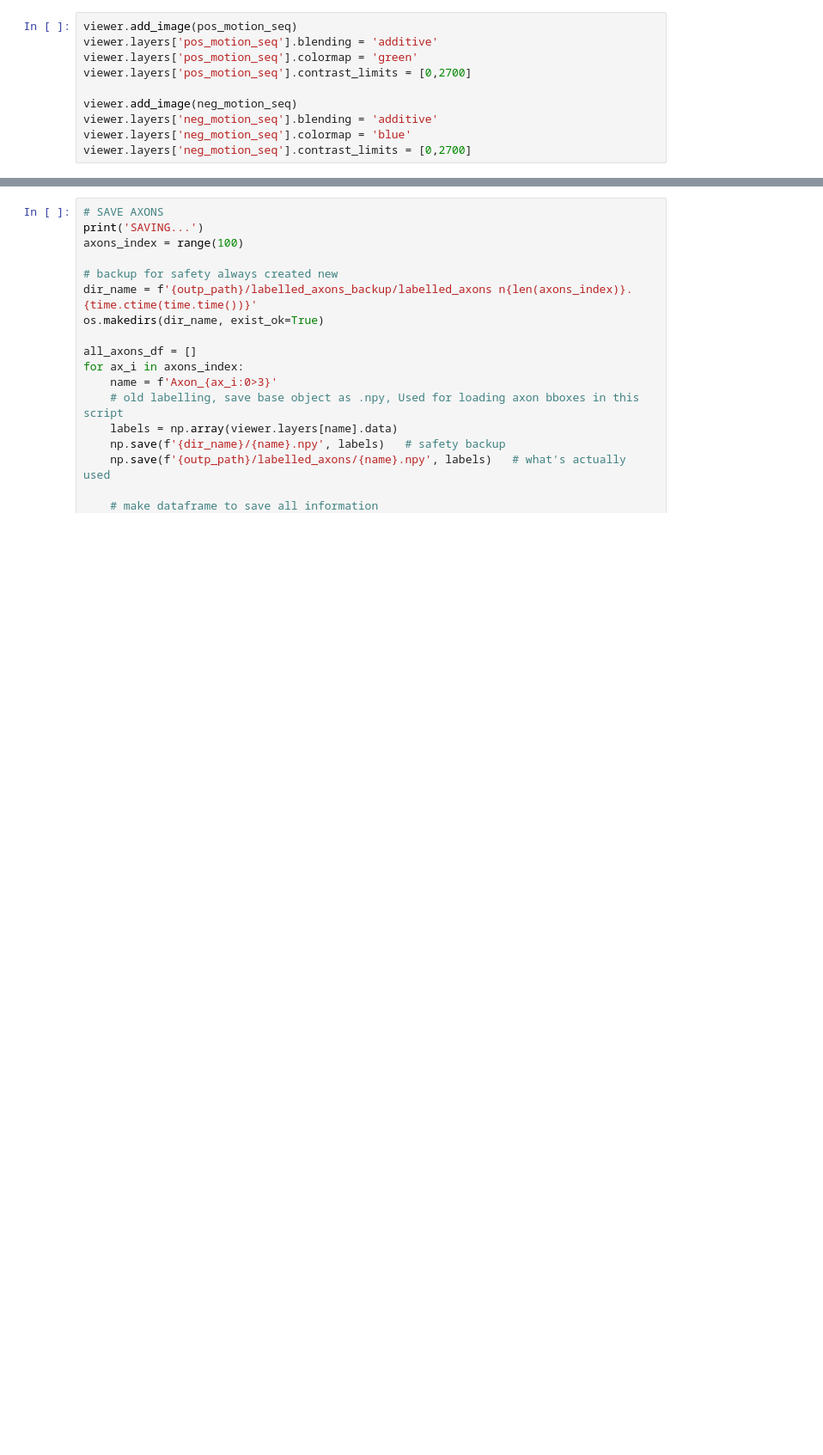
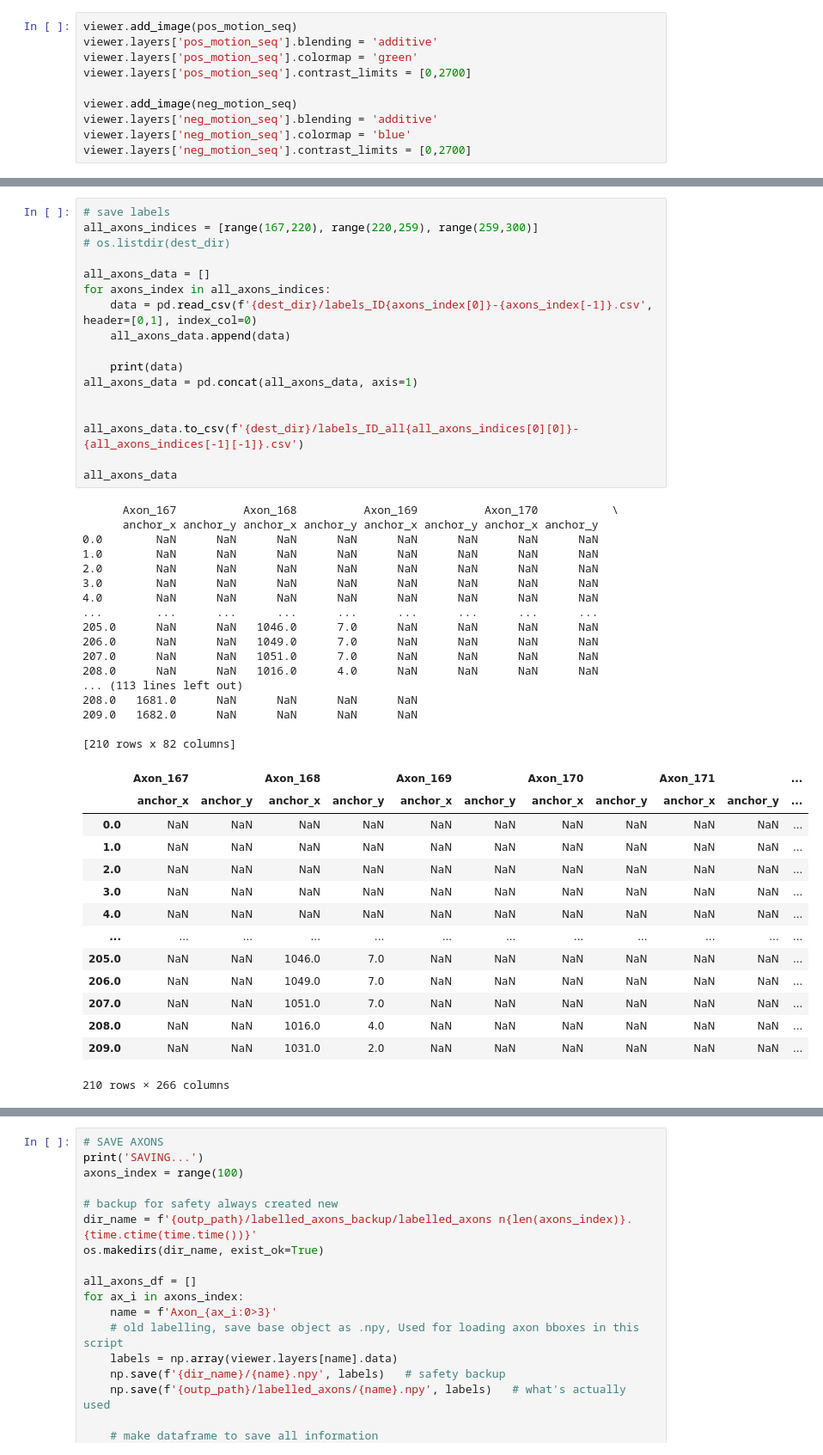
Before and after one commit to LoaloaF/axtrack, a Jupyter notebook: 03_annotate_axons.ipynb, the cells around one changed output, grey strips where cells are left out. Shown at 86% size. Saved outputs shown, nothing was run; the diff lists cells and outputs as text; blank space fills up the shorter version.

```diff
--- a/03_annotate_axons.ipynb
+++ b/03_annotate_axons.ipynb
@@ -159,0 +304,49 @@ for i in mk_axons_index:
+# %%
+# save labels
+all_axons_indices = [range(167,220), range(220,259), range(259,300)]
+# os.listdir(dest_dir)
+
+all_axons_data = []
+for axons_index in all_axons_indices:
+    data = pd.read_csv(f'{dest_dir}/labels_ID{axons_index[0]}-{axons_index[-1]}.csv', header=[0,1], index_col=0)
+    all_axons_data.append(data)
+
+    print(data)
+all_axons_data = pd.concat(all_axons_data, axis=1)
+
+
+all_axons_data.to_csv(f'{dest_dir}/labels_ID_all{all_axons_indices[0][0]}-{all_axons_indices[-1][-1]}.csv')
+
+all_axons_data
+# %% [output]
+      Axon_167          Axon_168          Axon_169          Axon_170           \
+      anchor_x anchor_y anchor_x anchor_y anchor_x anchor_y anchor_x anchor_y
+0.0        NaN      NaN      NaN      NaN      NaN      NaN      NaN      NaN
+1.0        NaN      NaN      NaN      NaN      NaN      NaN      NaN      NaN
+2.0        NaN      NaN      NaN      NaN      NaN      NaN      NaN      NaN
+3.0        NaN      NaN      NaN      NaN      NaN      NaN      NaN      NaN
+4.0        NaN      NaN      NaN      NaN      NaN      NaN      NaN      NaN
+...        ...      ...      ...      ...      ...      ...      ...      ...
+205.0      NaN      NaN   1046.0      7.0      NaN      NaN      NaN      NaN
+206.0      NaN      NaN   1049.0      7.0      NaN      NaN      NaN      NaN
+207.0      NaN      NaN   1051.0      7.0      NaN      NaN      NaN      NaN
+208.0      NaN      NaN   1016.0      4.0      NaN      NaN      NaN      NaN
+... (113 lines left out)
+208.0   1681.0      NaN      NaN      NaN      NaN
+209.0   1682.0      NaN      NaN      NaN      NaN
+
+[210 rows x 82 columns]
+|  | Axon_167 |  | Axon_168 |  | Axon_169 |  | Axon_170 |  | Axon_171 |  | ... |
+|  | anchor_x | anchor_y | anchor_x | anchor_y | anchor_x | anchor_y | anchor_x | anchor_y | anchor_x | anchor_y | ... |
+| 0.0 | NaN | NaN | NaN | NaN | NaN | NaN | NaN | NaN | NaN | NaN | ... |
+| 1.0 | NaN | NaN | NaN | NaN | NaN | NaN | NaN | NaN | NaN | NaN | ... |
+| 2.0 | NaN | NaN | NaN | NaN | NaN | NaN | NaN | NaN | NaN | NaN | ... |
+| 3.0 | NaN | NaN | NaN | NaN | NaN | NaN | NaN | NaN | NaN | NaN | ... |
+| 4.0 | NaN | NaN | NaN | NaN | NaN | NaN | NaN | NaN | NaN | NaN | ... |
+| ... | ... | ... | ... | ... | ... | ... | ... | ... | ... | ... | ... |
+| 205.0 | NaN | NaN | 1046.0 | 7.0 | NaN | NaN | NaN | NaN | NaN | NaN | ... |
+| 206.0 | NaN | NaN | 1049.0 | 7.0 | NaN | NaN | NaN | NaN | NaN | NaN | ... |
+| 207.0 | NaN | NaN | 1051.0 | 7.0 | NaN | NaN | NaN | NaN | NaN | NaN | ... |
+| 208.0 | NaN | NaN | 1016.0 | 4.0 | NaN | NaN | NaN | NaN | NaN | NaN | ... |
+| 209.0 | NaN | NaN | 1031.0 | 2.0 | NaN | NaN | NaN | NaN | NaN | NaN | ... |
+210 rows × 266 columns
```
Also changed, not shown: parts of 24 cells of this notebook, 11 other files.
